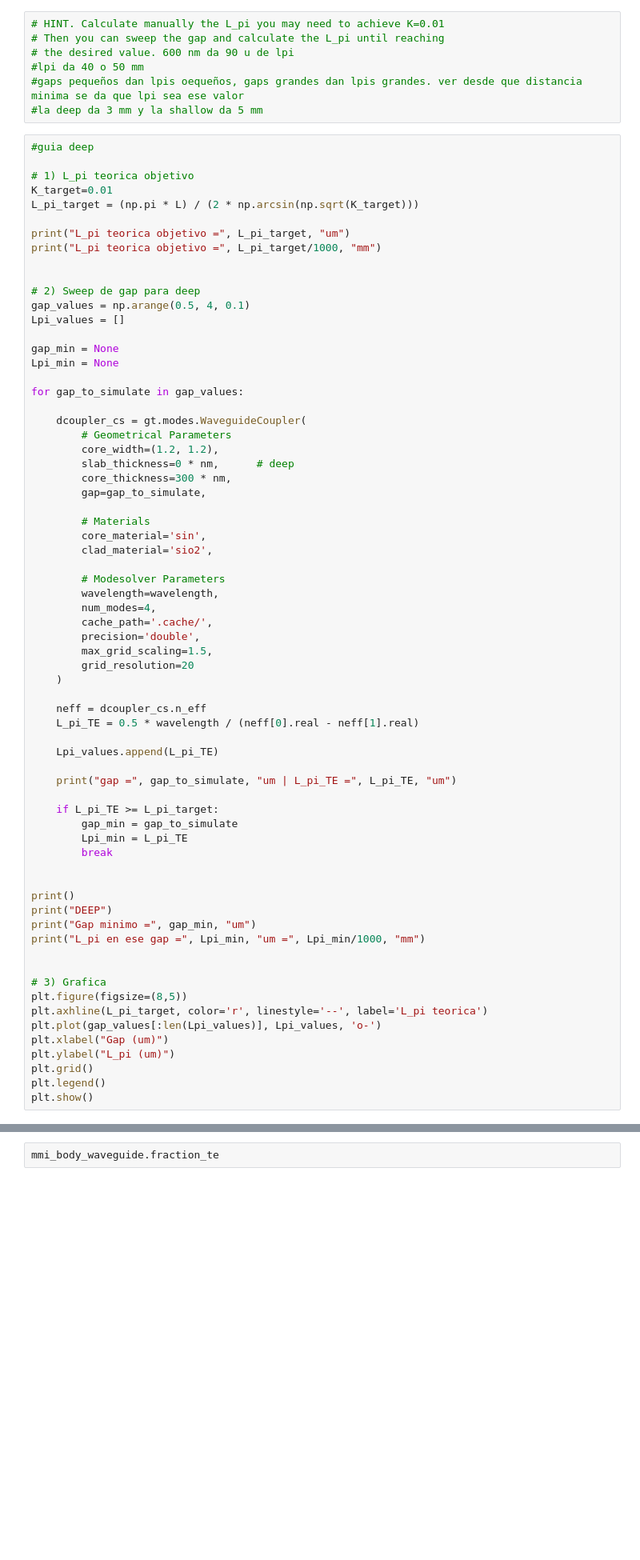
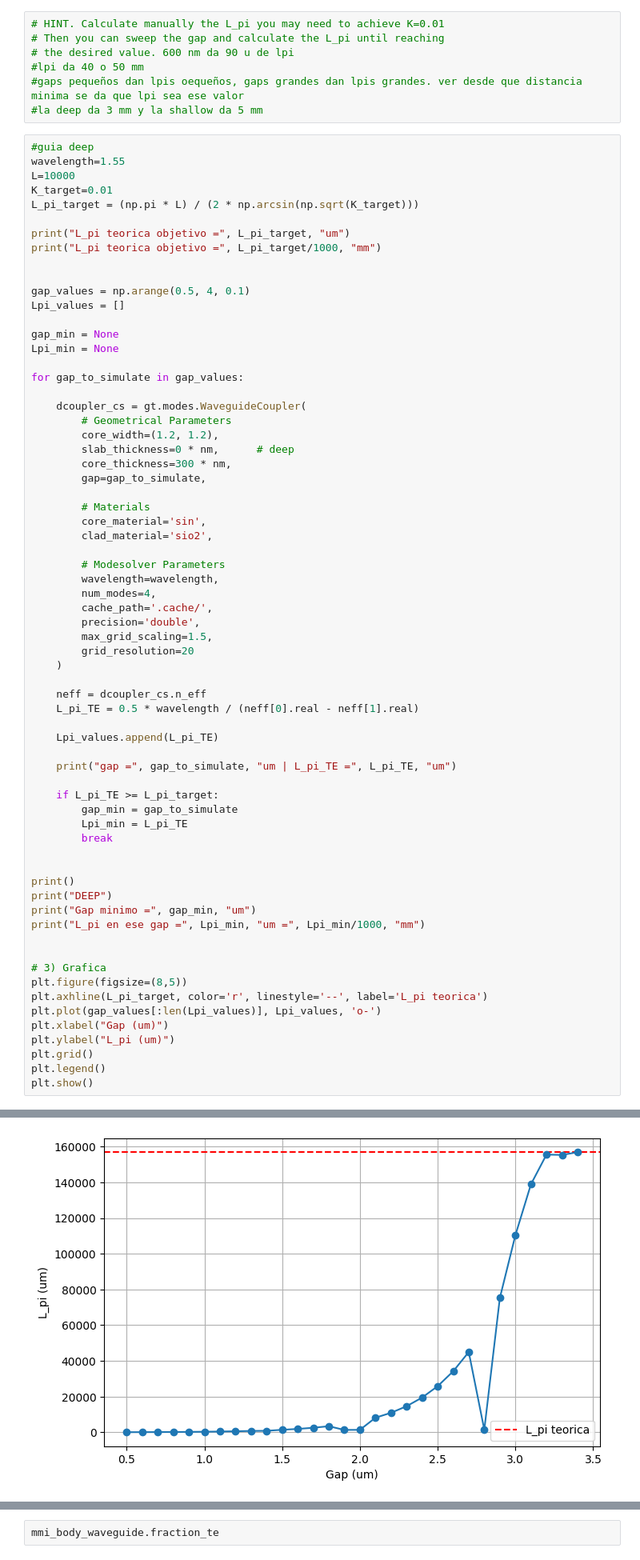
Before and after one commit to ltorjua/cifoin-lab2, a Jupyter notebook: COUPLERS_Student.ipynb, the cells around one changed output, grey strips where cells are left out. Shown at 80% size. Drawn from its saved outputs; the diff is of its cells as text; blank space fills up the shorter version.

```diff
--- a/COUPLERS_Student.ipynb
+++ b/COUPLERS_Student.ipynb
@@ -449,8 +449,8 @@ Parallel waveguides always exhibit some evanescent coupling. In this exercise, t
 #la deep da 3 mm y la shallow da 5 mm
 # %%
 #guia deep
-
-# 1) L_pi teorica objetivo
+wavelength=1.55
+L=10000
 K_target=0.01
 L_pi_target = (np.pi * L) / (2 * np.arcsin(np.sqrt(K_target)))
 
@@ -458,7 +458,6 @@ print("L_pi teorica objetivo =", L_pi_target, "um")
 print("L_pi teorica objetivo =", L_pi_target/1000, "mm")
 
 
-# 2) Sweep de gap para deep
 gap_values = np.arange(0.5, 4, 0.1)
 Lpi_values = []
 
@@ -538,3 +535,4 @@ ValueError: operands could not be broadcast together with shapes (50,) (4,)
+[figure, added]
 # %%
 #guia shallow
 
```
Also changed, not shown: parts of 16 cells of this notebook.
